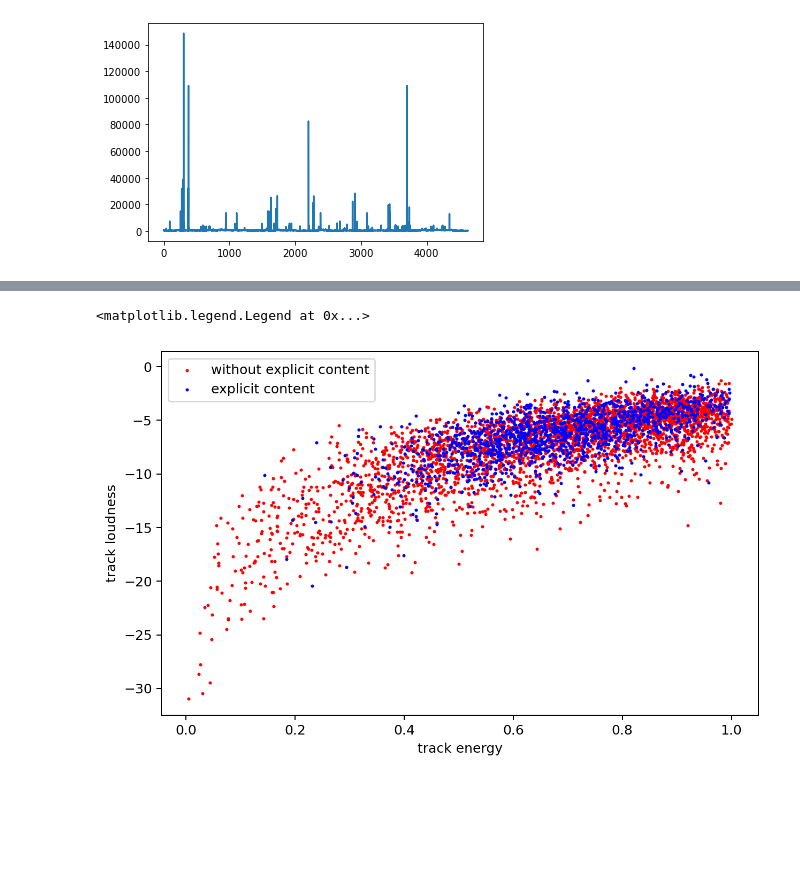
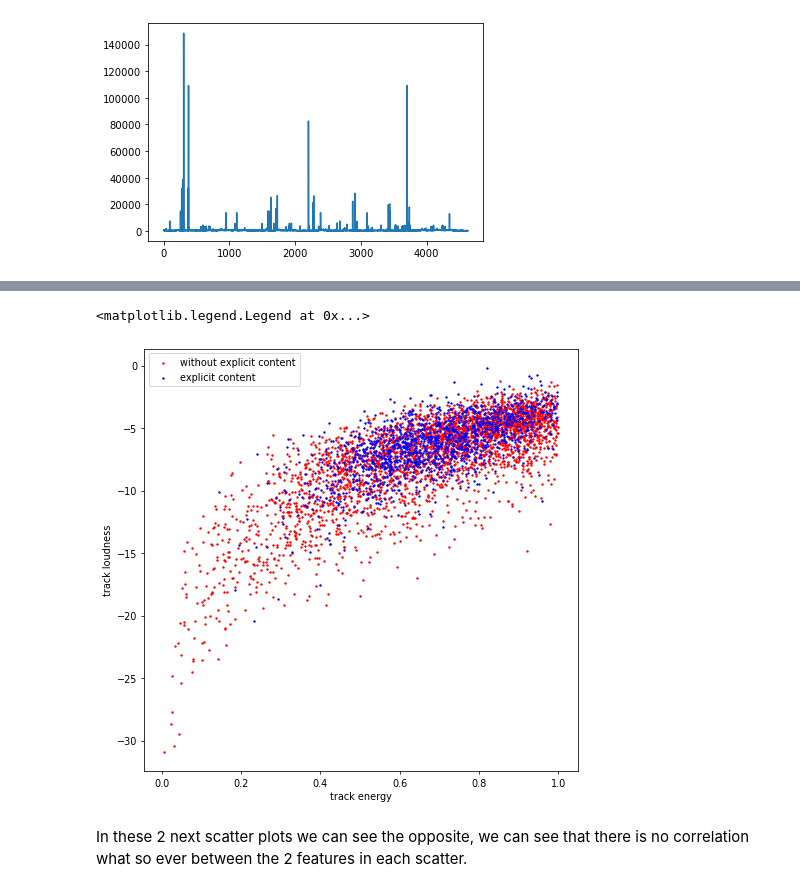
Before and after one commit to bnlhv/DataScienceProject, a Jupyter notebook: app/visualizations/visualizations.ipynb, the cells around one changed output, grey strips where cells are left out. Cells and saved outputs as stored; diff of their text form; code cells hidden in the pictures; blank space fills up the shorter version.

```diff
--- a/app/visualizations/visualizations.ipynb
+++ b/app/visualizations/visualizations.ipynb
@@ -458,16 +558,18 @@ Int64Index([304], dtype='int64')
 # %%
 cond = df.is_explicit_content
 subset_a = df[cond].dropna()
 subset_b = df[~cond].dropna()
-plt.figure(figsize=(8, 5), dpi=180)
+plt.figure(figsize=(8, 8), dpi=70)
 plt.scatter(subset_b.track_energy, subset_b.track_loudness, s=2, c='r', label='without explicit content')
 plt.scatter(subset_a.track_energy, subset_a.track_loudness, s=2, c='b', label='explicit content')
 plt.xlabel("track energy")
 plt.ylabel("track loudness")
 plt.legend()
 # %% [output]
 <matplotlib.legend.Legend at 0x...>
-[figure, old version]
+[figure, new version]
+# %% [markdown]
+In these 2 next scatter plots we can see the opposite, we can see that there is no correlation what so ever between the 2 features in each scatter.
 # %%
 cond = df.is_explicit_content
 subset_a = df[cond].dropna()
```
Also changed, not shown: parts of 30 cells of this notebook, 2 other files.
